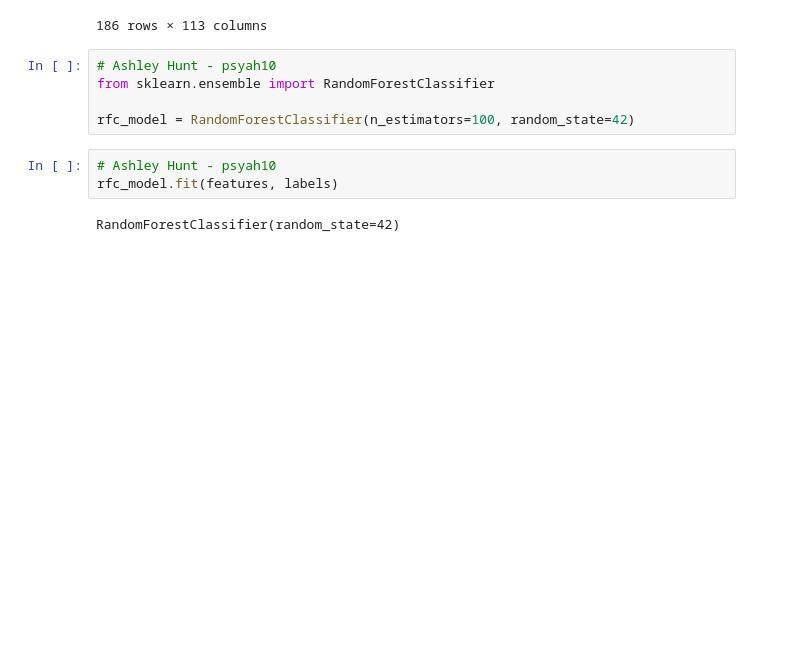
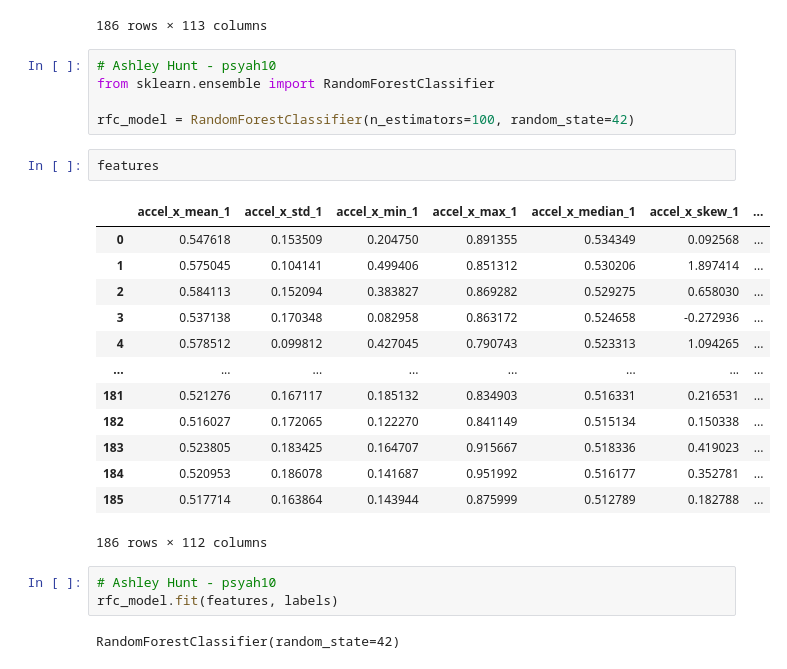
Before and after one commit to aaahunt/DSML, a Jupyter notebook: notebook.ipynb, the cells around one changed output. Drawn from its saved outputs; the diff is of its cells as text; blank space fills up the shorter version.

```diff
--- a/notebook.ipynb
+++ b/notebook.ipynb
@@ -450,6 +464,22 @@ extracted_features
 from sklearn.ensemble import RandomForestClassifier
 
 rfc_model = RandomForestClassifier(n_estimators=100, random_state=42)
+# %%
+features
+# %% [output]
+|  | accel_x_mean_1 | accel_x_std_1 | accel_x_min_1 | accel_x_max_1 | accel_x_median_1 | accel_x_skew_1 | ... |
+| 0 | 0.547618 | 0.153509 | 0.204750 | 0.891355 | 0.534349 | 0.092568 | ... |
+| 1 | 0.575045 | 0.104141 | 0.499406 | 0.851312 | 0.530206 | 1.897414 | ... |
+| 2 | 0.584113 | 0.152094 | 0.383827 | 0.869282 | 0.529275 | 0.658030 | ... |
+| 3 | 0.537138 | 0.170348 | 0.082958 | 0.863172 | 0.524658 | -0.272936 | ... |
+| 4 | 0.578512 | 0.099812 | 0.427045 | 0.790743 | 0.523313 | 1.094265 | ... |
+| ... | ... | ... | ... | ... | ... | ... | ... |
+| 181 | 0.521276 | 0.167117 | 0.185132 | 0.834903 | 0.516331 | 0.216531 | ... |
+| 182 | 0.516027 | 0.172065 | 0.122270 | 0.841149 | 0.515134 | 0.150338 | ... |
+| 183 | 0.523805 | 0.183425 | 0.164707 | 0.915667 | 0.518336 | 0.419023 | ... |
+| 184 | 0.520953 | 0.186078 | 0.141687 | 0.951992 | 0.516177 | 0.352781 | ... |
+| 185 | 0.517714 | 0.163864 | 0.143944 | 0.875999 | 0.512789 | 0.182788 | ... |
+186 rows × 112 columns
 # %%
 # Ashley Hunt - psyah10
 rfc_model.fit(features, labels)
```
Also changed, not shown: parts of 5 cells of this notebook.
